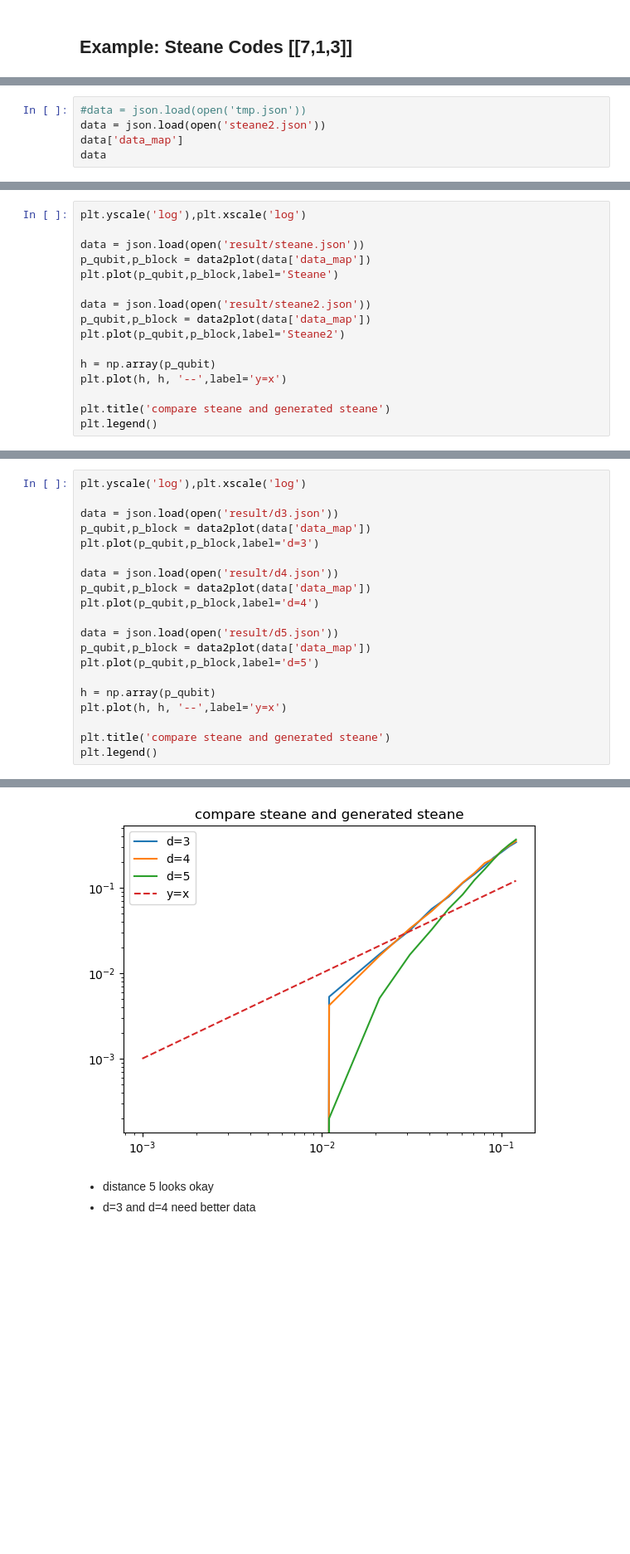
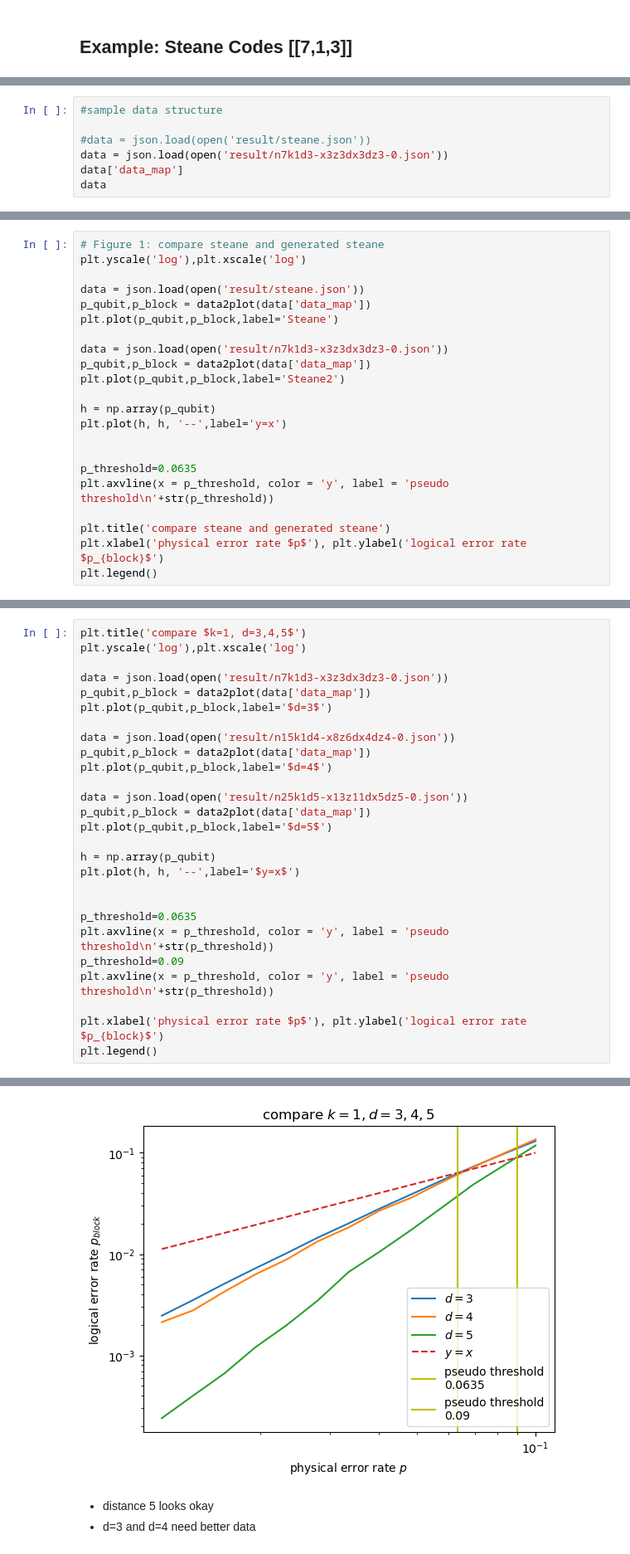
Before and after one commit to WeileiZeng/CSS-code-zoo, a Jupyter notebook: plot.ipynb, the cells around one changed output, grey strips where cells are left out. Shown at 83% size. Drawn from its saved outputs; the diff is of its cells as text; blank space fills up the shorter version.

Commit message:
update plot

```diff
--- a/plot.ipynb
+++ b/plot.ipynb
@@ -10,6 +31,8 @@ import json
 # %%
-#data = json.load(open('tmp.json'))
-data = json.load(open('steane2.json'))
+#sample data structure
+
+#data = json.load(open('result/steane.json'))
+data = json.load(open('result/n7k1d3-x3z3dx3dz3-0.json'))
 data['data_map']
 data
 # %% [output]
@@ -41,18 +88,24 @@ p_qubit,p_block = data2plot(data['data_map'])
 # %%
+# Figure 1: compare steane and generated steane
 plt.yscale('log'),plt.xscale('log')
 
 data = json.load(open('result/steane.json'))
 p_qubit,p_block = data2plot(data['data_map'])
 plt.plot(p_qubit,p_block,label='Steane')
 
-data = json.load(open('result/steane2.json'))
+data = json.load(open('result/n7k1d3-x3z3dx3dz3-0.json'))
 p_qubit,p_block = data2plot(data['data_map'])
 plt.plot(p_qubit,p_block,label='Steane2')
 
 h = np.array(p_qubit)
 plt.plot(h, h, '--',label='y=x')
 
+
+p_threshold=0.0635
+plt.axvline(x = p_threshold, color = 'y', label = 'pseudo threshold\n'+str(p_threshold))
+
 plt.title('compare steane and generated steane')
+plt.xlabel('physical error rate $p$'), plt.ylabel('logical error rate $p_{block}$')
 plt.legend()
 # %% [output]
 <matplotlib.legend.Legend at 0x...>
@@ -64,26 +121,33 @@ It looks like the two steane codes have the same distance scaling as d=3
 # %%
+plt.title('compare $k=1, d=3,4,5$')
 plt.yscale('log'),plt.xscale('log')
 
-data = json.load(open('result/d3.json'))
+data = json.load(open('result/n7k1d3-x3z3dx3dz3-0.json'))
 p_qubit,p_block = data2plot(data['data_map'])
-plt.plot(p_qubit,p_block,label='d=3')
+plt.plot(p_qubit,p_block,label='$d=3$')
 
-data = json.load(open('result/d4.json'))
+data = json.load(open('result/n15k1d4-x8z6dx4dz4-0.json'))
 p_qubit,p_block = data2plot(data['data_map'])
-plt.plot(p_qubit,p_block,label='d=4')
+plt.plot(p_qubit,p_block,label='$d=4$')
 
-data = json.load(open('result/d5.json'))
+data = json.load(open('result/n25k1d5-x13z11dx5dz5-0.json'))
 p_qubit,p_block = data2plot(data['data_map'])
-plt.plot(p_qubit,p_block,label='d=5')
+plt.plot(p_qubit,p_block,label='$d=5$')
 
 h = np.array(p_qubit)
-plt.plot(h, h, '--',label='y=x')
+plt.plot(h, h, '--',label='$y=x$')
 
-plt.title('compare steane and generated steane')
+
+p_threshold=0.0635
+plt.axvline(x = p_threshold, color = 'y', label = 'pseudo threshold\n'+str(p_threshold))
+p_threshold=0.09
+plt.axvline(x = p_threshold, color = 'y', label = 'pseudo threshold\n'+str(p_threshold))
+
+plt.xlabel('physical error rate $p$'), plt.ylabel('logical error rate $p_{block}$')
 plt.legend()
 # %% [output]
 <matplotlib.legend.Legend at 0x...>
-[figure, old version]
+[figure, new version]
 # %% [markdown]
 - distance 5 looks okay
 - d=3 and d=4 need better data
```
Also changed, not shown: parts of 21 cells of this notebook.
